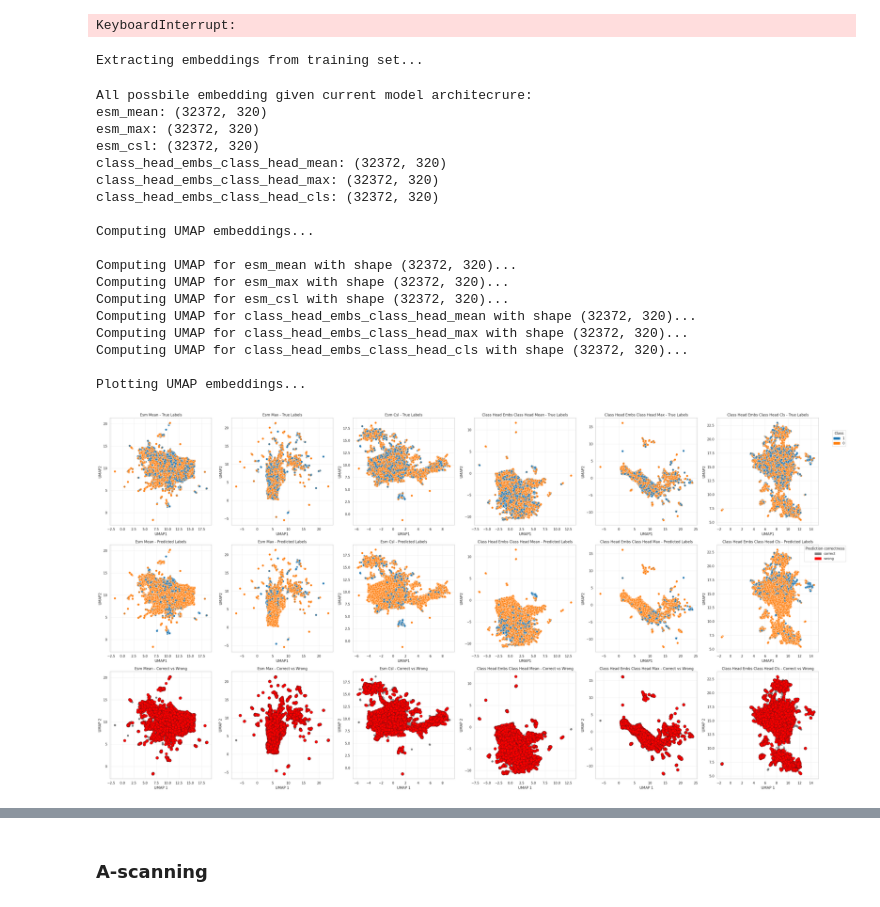
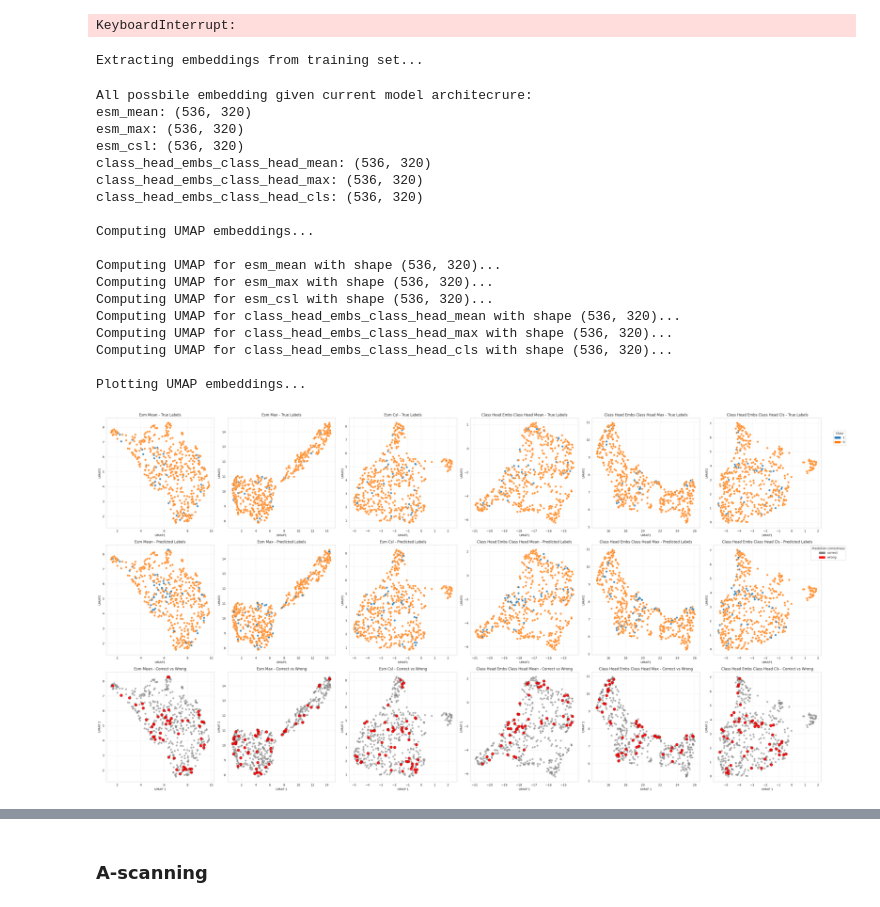
Before and after one commit to 8gabri8/ESMSec, a Jupyter notebook: my_train.ipynb, the cells around one changed output, grey strips where cells are left out. Drawn from its saved outputs; the diff is of its cells as text; code cells hidden in the pictures.

```diff
--- a/my_train.ipynb
+++ b/my_train.ipynb
@@ -38,19 +39,19 @@ print(torch.__version__)
 # %%
 # Configuration / hyperparameters
 config = {
-    "NUM_EPOCHS": 6,       # Total Epochs in training
-    "EVAL_EPOCH_FREQ": 3,   # Evaluation frequency
-    "BATCH_SIZE": 64,      # Batch size
-    "LR": 5e-5,             # Learning rate
-    "LR_DECAY_GAMMA": 1,    # Learning rate decay
-    "LR_DECAY_STEPS_EPOCHS": 1000, # Learning rate decay steps
+    "NUM_EPOCHS": 20,       # Total Epochs in training
+    "EVAL_EPOCH_FREQ": 5,   # Evaluation frequency
+    "BATCH_SIZE": 64,       # Batch size
+    "LR": 5e-4,             # Learning rate
+    "LR_DECAY_GAMMA": 0.5,    # Learning rate decay
+    "LR_DECAY_STEPS_EPOCHS": 10, # Learning rate decay steps
     "SEED": 42,             # Random seed
     "PROTEIN_MAX_LENGTH": 1000, # Max protein length (for ESM2)
     "PRETRAIN_ESM_CHECKPOINT_NAME": "facebook/esm2_t6_8M_UR50D", # ESM2 model name
     "PRETRAIN_ESM_CACHE_DIR": "/home/gdallagl/myworkdir/data/esm2-models", # ESM2 model cache dir
-    "DATASET_PATH": "/home/gdallagl/myworkdir/ESMSec/data/cell_cycle/cell_cycle_dataset_1:2.csv", #"/home/gdallagl/myworkdir/ESMSec/data/protein/cyto_sec_dataset_claude.csv", # Path to dataset
+    "DATASET_PATH": "/home/gdallagl/myworkdir/ESMSec/data/cell_cycle/less-negative_only-guaranteed_cell-cycle-dataset_1:1.csv", #"/home/gdallagl/myworkdir/ESMSec/data/protein/cyto_sec_dataset_claude.csv", # Path to dataset
     "DEVICE": "cuda" if torch.cuda.is_available() else "cpu", # Device to use (cuda or cpu)
-    "PATH_TO_SAVE_MODEL": "/home/gdallagl/myworkdir/ESMSec/data/trained_models/cell_cycle_trained_model.pth", # Path to save the model
+    "PATH_TO_SAVE_MODEL": "/home/gdallagl/myworkdir/ESMSec/data/trained_models/small_cell_cycle_trained_model.pth", # Path to save the model
     "TYPE_HEAD": "attention",
     "TYPE_EMB_FOR_CLASSIFICATION": "contextualized_embs",
     "FROM_PRECOMPUTED_EMBS": False
@@ -178,0 +182,9 @@ processed_df["label"].plot(kind='hist')
+# %%
+# With weighted loss:
+class_counts = list(processed_df[processed_df.set == "train"].label.value_counts())
+print(class_counts)
+class_weights = torch.tensor([1.0 / class_counts[0], 1.0 / class_counts[1]])
+class_weights = class_weights / class_weights.sum()  # normalize
+class_weights = class_weights.to(config["DEVICE"])
+
+loss_fn = nn.CrossEntropyLoss(weight=class_weights)
@@ -179,5 +193,5 @@ processed_df["label"].plot(kind='hist')
 # %% [markdown]
 ### Train
 # %%
-results = mf.train(net, train_dl, valid_dl, test_dl, config)
+results = mf.train(net, train_dl, valid_dl, test_dl, loss_fn, config)
 # %% [output]
@@ -327,7 +348,7 @@ print("\nExtracting embeddings from training set...\n")
 # Extract embeddings
 train_embeddings, names, labels, predictions = mf.extract_embeddings(
     net=net,
-    dl=train_dl,
+    dl=DATALOADER,
     device=config["DEVICE"],
     return_numpy=True # set to False if you want torch tensors instead
 )
@@ -335,44 +356,44 @@ train_embeddings, names, labels, predictions = mf.extract_embeddings(
 print("All possbile embedding given current model architecrure:")
 # Example: check shapes
 for key, emb in train_embeddings.items():
     print(f"{key}: {emb.shape}")
 
 #############################
 ###### CALCULATE UMAP
 #############################
 
 print("\nComputing UMAP embeddings...\n")
 
 umap_tensors = mf.compute_umap_tensors( #dict of tensors
     embeddings_dict=train_embeddings,
 )
 
 #############################
 ###### PLOT
 #############################
 
 print("\nPlotting UMAP embeddings...\n")
 
 df = mf.plot_umap_embeddings(umap_tensors, names, labels, predictions)
 # %% [output]
 Extracting embeddings from training set...
 All possbile embedding given current model architecrure:
-esm_mean: (32372, 320)
-esm_max: (32372, 320)
-esm_csl: (32372, 320)
-class_head_embs_class_head_mean: (32372, 320)
-class_head_embs_class_head_max: (32372, 320)
-class_head_embs_class_head_cls: (32372, 320)
+esm_mean: (536, 320)
+esm_max: (536, 320)
+esm_csl: (536, 320)
+class_head_embs_class_head_mean: (536, 320)
+class_head_embs_class_head_max: (536, 320)
+class_head_embs_class_head_cls: (536, 320)
 
 Computing UMAP embeddings...
 
-Computing UMAP for esm_mean with shape (32372, 320)...
-Computing UMAP for esm_max with shape (32372, 320)...
-Computing UMAP for esm_csl with shape (32372, 320)...
-Computing UMAP for class_head_embs_class_head_mean with shape (32372, 320)...
-Computing UMAP for class_head_embs_class_head_max with shape (32372, 320)...
-Computing UMAP for class_head_embs_class_head_cls with shape (32372, 320)...
+Computing UMAP for esm_mean with shape (536, 320)...
+Computing UMAP for esm_max with shape (536, 320)...
+Computing UMAP for esm_csl with shape (536, 320)...
+Computing UMAP for class_head_embs_class_head_mean with shape (536, 320)...
+Computing UMAP for class_head_embs_class_head_max with shape (536, 320)...
+Computing UMAP for class_head_embs_class_head_cls with shape (536, 320)...
 
 Plotting UMAP embeddings...
-[figure, old version]
+[figure, new version]
 # %%
```
Also changed, not shown: parts of 15 cells of this notebook, 3 other files.
